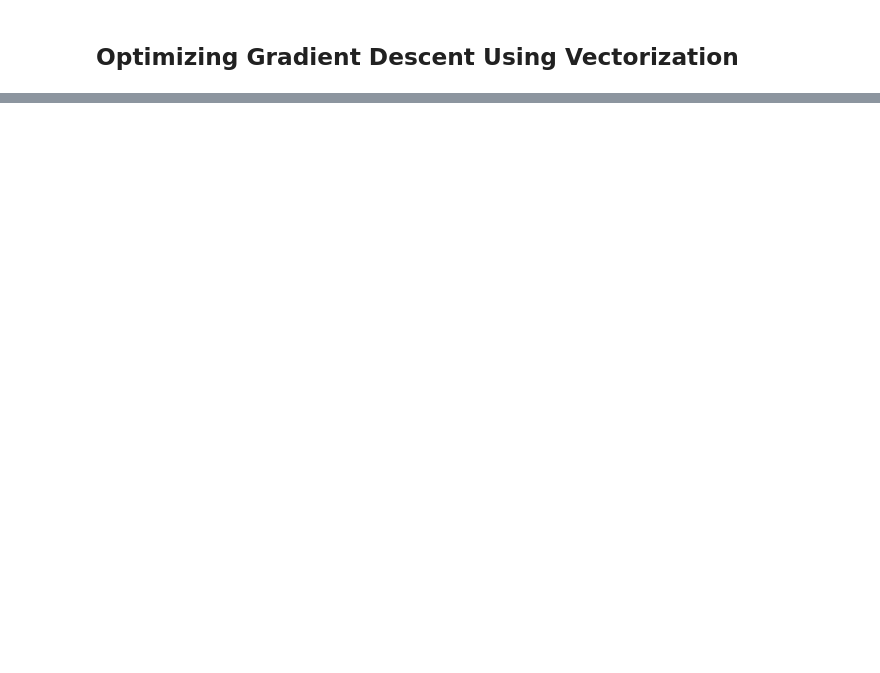
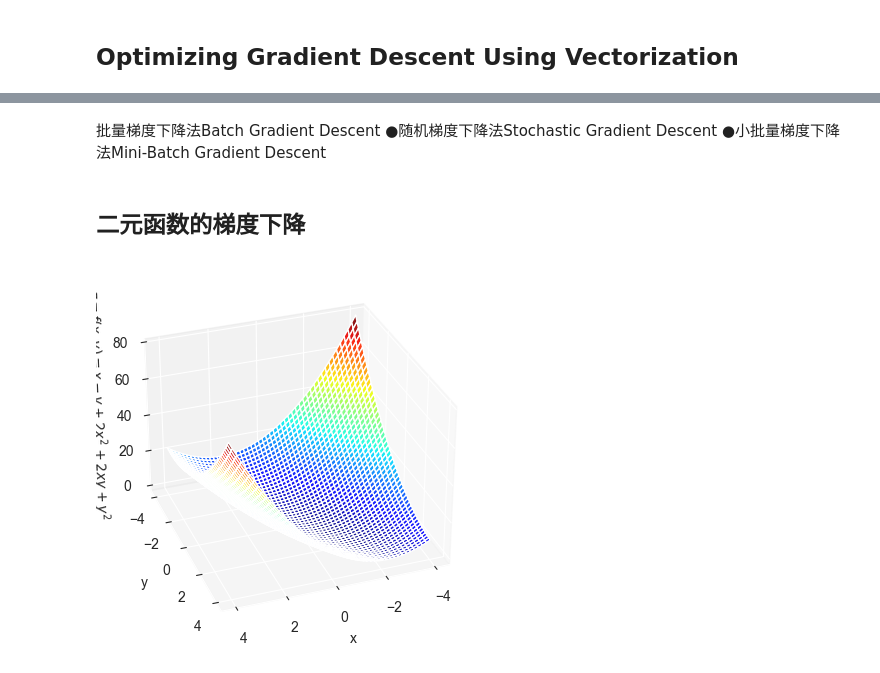
Before and after one commit to Man-Yacan/Study-for-Machine-Learning, a Jupyter notebook: 03-GradientDescent.ipynb, the cells around one changed output, grey strips where cells are left out. Cells and saved outputs as stored; diff of their text form; code cells hidden in the pictures; blank space fills up the shorter version.

```diff
--- a/03-GradientDescent.ipynb
+++ b/03-GradientDescent.ipynb
@@ -255,0 +327,8 @@ plt.plot(x, x * a + b, color='r')
+# %%
+m = 100000
+
+x = np.random.normal(size=m)
+X = x.reshape(-1, 1)
+X_b = np.hstack([np.ones([len(X), 1]), X])
+
+y = 4 * x + 3 + np.random.normal(0, 3, size=m)
@@ -255,0 +445,7 @@ plt.plot(x, x * a + b, color='r')
+# %%
+X = np.random.random(size=(1000, 10))
+X_b = np.hstack([np.ones([len(X), 1]), X])
+
+true_theta = np.arange(1, 12, dtype=float)
+
+y = X_b.dot(true_theta) + np.random.normal(size=1000)
@@ -255,0 +497,35 @@ plt.plot(x, x * a + b, color='r')
+# %% [markdown]
+批量梯度下降法Batch Gradient Descent
+●随机梯度下降法Stochastic Gradient Descent
+●小批量梯度下降法Mini-Batch Gradient Descent
+# %% [markdown]
+## 二元函数的梯度下降
+# %%
+from sympy import lambdify, diff
+from sympy.abc import x, y
+import numpy as np
+from matplotlib import pyplot as plt
+import hues
+
+num = 400;  # number of mesh grids
+x_array = np.linspace(-4, 4, num)
+y_array = np.linspace(-4, 4, num)
+xx, yy = np.meshgrid(x_array, y_array)
+
+# 定义函数
+f_xy = x - y + 2 * x * x + 2 * x * y + y * y
+f_xy_fcn = lambdify([x, y], f_xy)
+# 计算网格
+f_xy_zz = f_xy_fcn(xx, yy)
+# %%
+plt.figure()
+ax = plt.axes(projection="3d")
+ax.patch.set_facecolor("white")  #设置 axes 背景颜色
+ax.plot_surface(xx, yy, f_xy_zz, alpha=0.9, cmap=plt.cm.jet)
+ax.set_xlabel("x")
+ax.set_ylabel("y")
+ax.set_zlabel("$z=f(x, y) =x - y + 2 x^2 + 2xy + y^2$")
+ax.view_init(elev=30, azim=70)
+plt.show()
+# %% [output]
+[figure, added]
```
Also changed, not shown: parts of 48 cells of this notebook, 1 other file.
